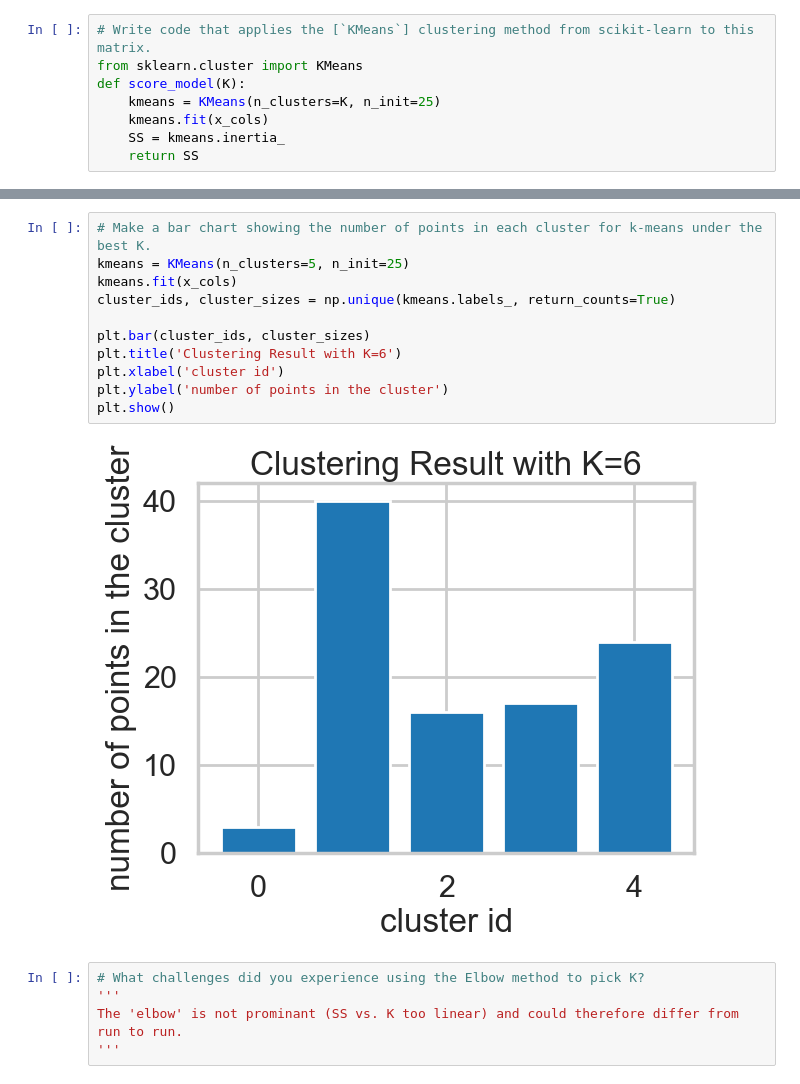
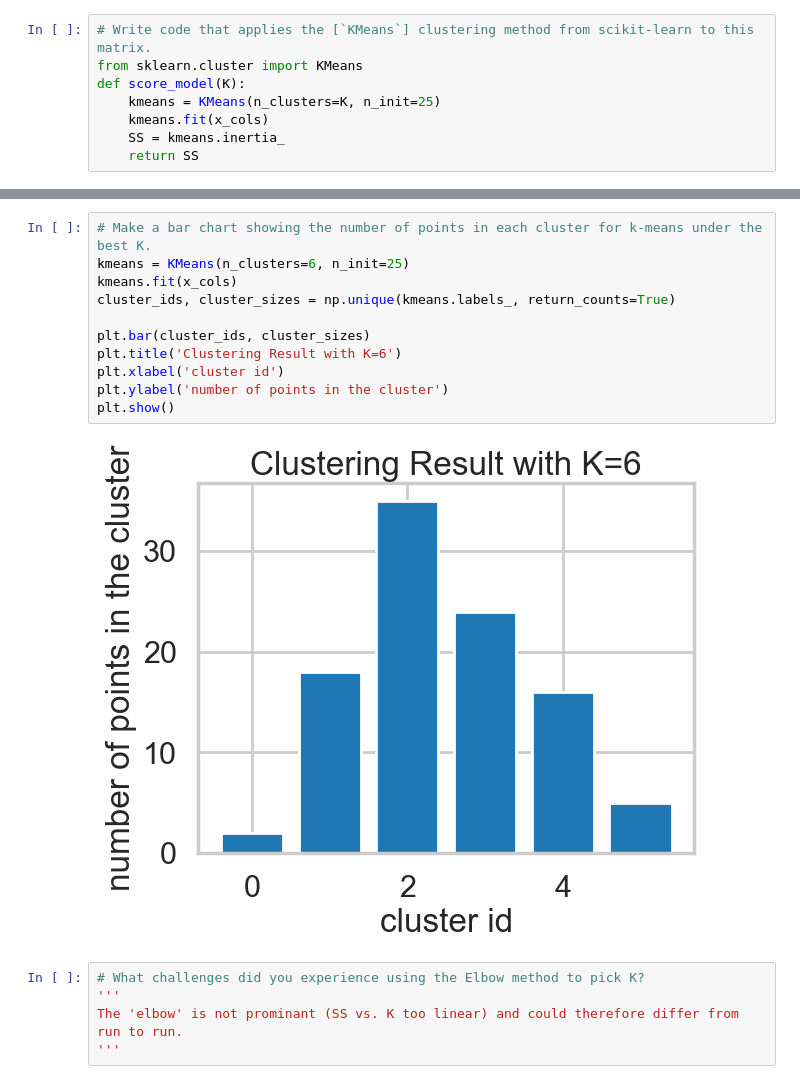
Before and after one commit to hao-udoin/Springboard-data-science, a Jupyter notebook: 15.6 K-means Clustering/Clustering Case Study - Customer Segmentation with K-Means - Tier 3.ipynb, the cells around one changed output, grey strips where cells are left out. Cells and saved outputs as stored; diff of their text form.

```diff
--- a/15.6 K-means Clustering/Clustering Case Study - Customer Segmentation with K-Means - Tier 3.ipynb
+++ b/15.6 K-means Clustering/Clustering Case Study - Customer Segmentation with K-Means - Tier 3.ipynb
@@ -177,16 +177,16 @@ plt.show()
 # %%
 # Make a bar chart showing the number of points in each cluster for k-means under the best K.
-kmeans = KMeans(n_clusters=5, n_init=25)
+kmeans = KMeans(n_clusters=6, n_init=25)
 kmeans.fit(x_cols)
 cluster_ids, cluster_sizes = np.unique(kmeans.labels_, return_counts=True)
 
 plt.bar(cluster_ids, cluster_sizes)
 plt.title('Clustering Result with K=6')
 plt.xlabel('cluster id')
 plt.ylabel('number of points in the cluster')
 plt.show()
 # %% [output]
-[figure, old version]
+[figure, new version]
 # %%
 # What challenges did you experience using the Elbow method to pick K?
 '''
```
Also changed, not shown: parts of 13 cells of this notebook.
